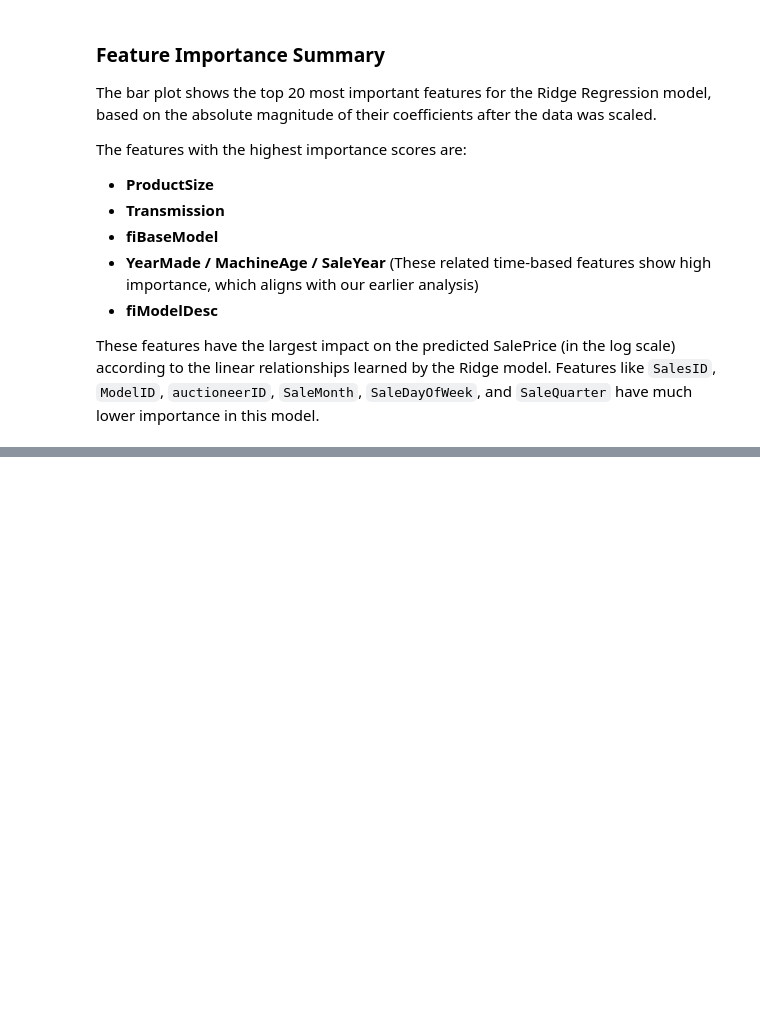
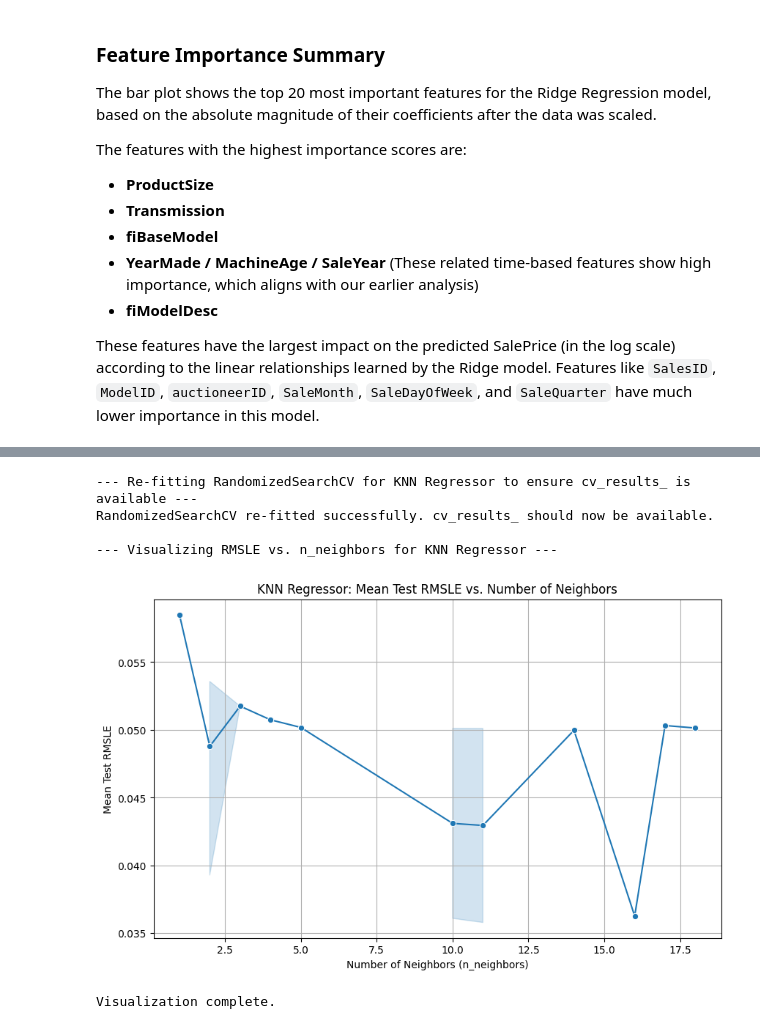
Before and after one commit to kunal768/CMPE255-Predicting-Bulldozer-Auction-Prices, a Jupyter notebook: KNN_regression_model.ipynb, the cells around one changed output, grey strips where cells are left out. Drawn from its saved outputs; the diff is of its cells as text; code cells hidden in the pictures; blank space fills up the shorter version.

```diff
--- a/KNN_regression_model.ipynb
+++ b/KNN_regression_model.ipynb
@@ -1620,0 +1820,73 @@ The K-Nearest Neighbors (KNN) Regressor model significantly outperforms the Ridg
+# %%
+import matplotlib.pyplot as plt
+import seaborn as sns
+from sklearn.neighbors import KNeighborsRegressor
+from sklearn.model_selection import RandomizedSearchCV, TimeSeriesSplit
+import numpy as np
+import pandas as pd
+
+print("--- Re-fitting RandomizedSearchCV for KNN Regressor to ensure cv_results_ is available ---")
+
+# Re-define the hyperparameter distribution (as defined in the original RandomizedSearchCV cell)
+knn_grid = {
+    'n_neighbors': np.arange(1, 21),
+    'weights': ['uniform', 'distance'],
+    'p': [1, 2],
+    'algorithm': ['auto', 'ball_tree', 'kd_tree', 'brute'],
+    'leaf_size': np.arange(10, 51, 10)
+}
+
+# Re-instantiate KNeighborsRegressor
+knn = KNeighborsRegressor()
+
+# Re-instantiate and re-fit RandomizedSearchCV
+# Assuming rmsle_scorer, X_train_full_scaled, y_train_full are still defined in the environment
+rs_knn = RandomizedSearchCV(estimator=knn,
+                            param_distributions=knn_grid,
+                            n_iter=16,
+                            cv=TimeSeriesSplit(n_splits=3),
+                            scoring=rmsle_scorer,
+                            verbose=0, # Set verbose to 0 to avoid printing fit details again
+                            random_state=42,
+                            n_jobs=-1)
+
+rs_knn.fit(X_train_full_scaled, y_train_full)
+print("RandomizedSearchCV re-fitted successfully. cv_results_ should now be available.")
+
+print("\n--- Visualizing RMSLE vs. n_neighbors for KNN Regressor ---")
+
+# 1. Extract n_neighbors values and mean test scores from RandomizedSearchCV results
+# We convert to int to ensure correct plotting type for n_neighbors
+n_neighbors_values = [int(n) for n in rs_knn.cv_results_['param_n_neighbors']]
+mean_test_rmsle = -rs_knn.cv_results_['mean_test_score']
+
+# Combine into a DataFrame for easier plotting
+results_df = pd.DataFrame({
+    'n_neighbors': n_neighbors_values,
+    'Mean Test RMSLE': mean_test_rmsle
+})
+
+# Sort by n_neighbors to ensure a meaningful line plot if chosen
+results_df = results_df.sort_values(by='n_neighbors')
+
+# 2. Create a scatter plot
+plt.figure(figsize=(10, 6))
+sns.lineplot(x='n_neighbors', y='Mean Test RMSLE', data=results_df, marker='o')
+
+# 3. Add labels and title
+plt.xlabel('Number of Neighbors (n_neighbors)')
+plt.ylabel('Mean Test RMSLE')
+plt.title('KNN Regressor: Mean Test RMSLE vs. Number of Neighbors')
+plt.grid(True)
+
+# 4. Display the plot
+plt.show()
+
+print("Visualization complete.")
+# %% [output]
+--- Re-fitting RandomizedSearchCV for KNN Regressor to ensure cv_results_ is available ---
+RandomizedSearchCV re-fitted successfully. cv_results_ should now be available.
+
+--- Visualizing RMSLE vs. n_neighbors for KNN Regressor ---
+[figure, added]
+Visualization complete.
```
Also changed, not shown: parts of 76 cells of this notebook.
